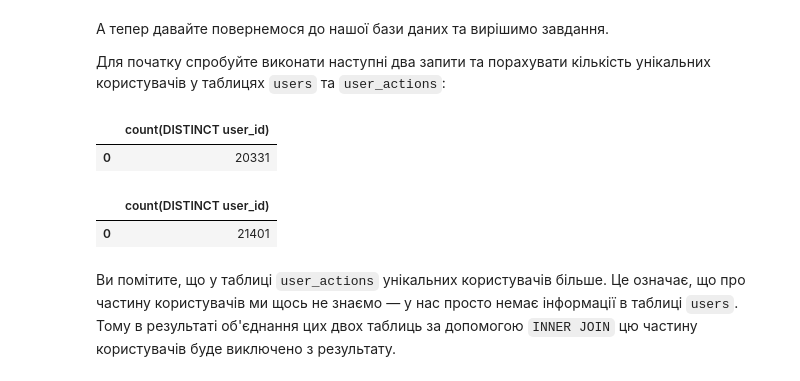
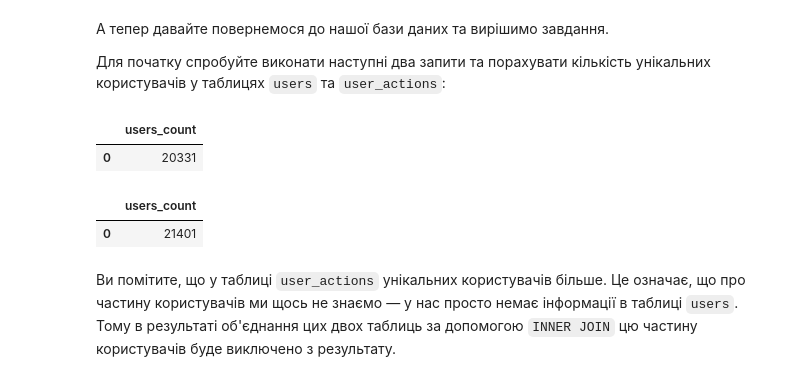
Before and after one commit to Aranaur/py4ds, a Jupyter notebook: sql_join.ipynb, the cells around one changed output. Drawn from its saved outputs; the diff is of its cells as text; code cells hidden in the pictures.

```diff
--- a/sql_join.ipynb
+++ b/sql_join.ipynb
@@ -228,17 +230,17 @@ v.get_patch_by_id("11").set_color("tab:blue")
 Для початку спробуйте виконати наступні два запити та порахувати кількість унікальних користувачів у таблицях `users` та `user_actions`:
 # %%
 %%sql
-SELECT COUNT(DISTINCT user_id)
+SELECT COUNT(DISTINCT user_id) AS users_count
 FROM users
 # %% [output]
-|  | count(DISTINCT user_id) |
+|  | users_count |
 | 0 | 20331 |
 # %%
 %%sql
-SELECT COUNT(DISTINCT user_id)
+SELECT COUNT(DISTINCT user_id) as users_count
 FROM user_actions
 # %% [output]
-|  | count(DISTINCT user_id) |
+|  | users_count |
 | 0 | 21401 |
 # %% [markdown]
 Ви помітите, що у таблиці `user_actions` унікальних користувачів більше. Це означає, що про частину користувачів ми щось не знаємо — у нас просто немає інформації в таблиці `users`. Тому в результаті об'єднання цих двох таблиць за допомогою `INNER JOIN` цю частину користувачів буде виключено з результату.
```
Also changed, not shown: parts of 8 cells of this notebook, 3 other files.
